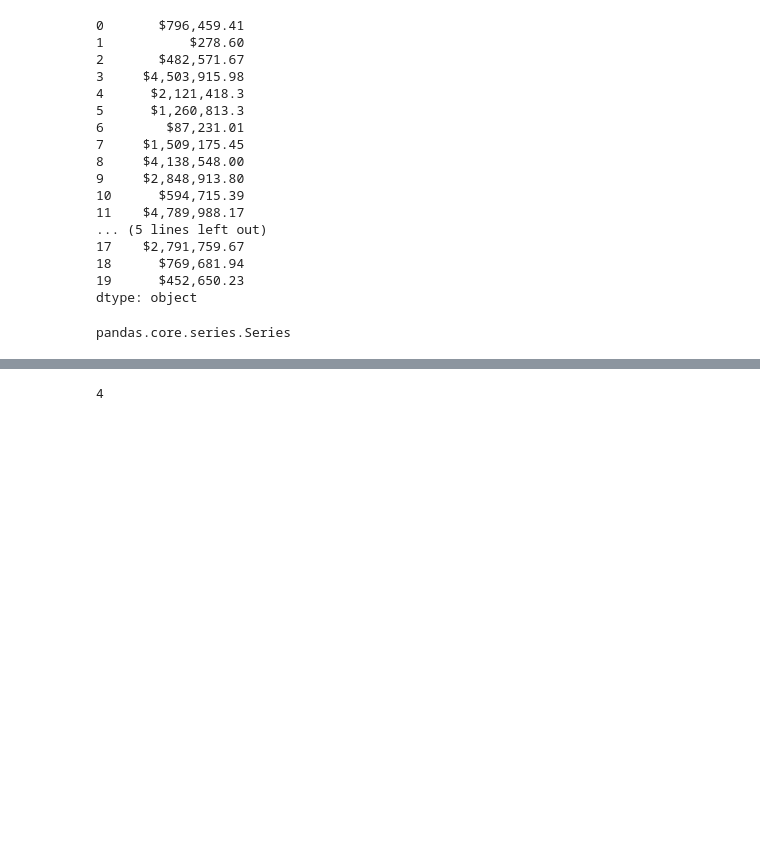
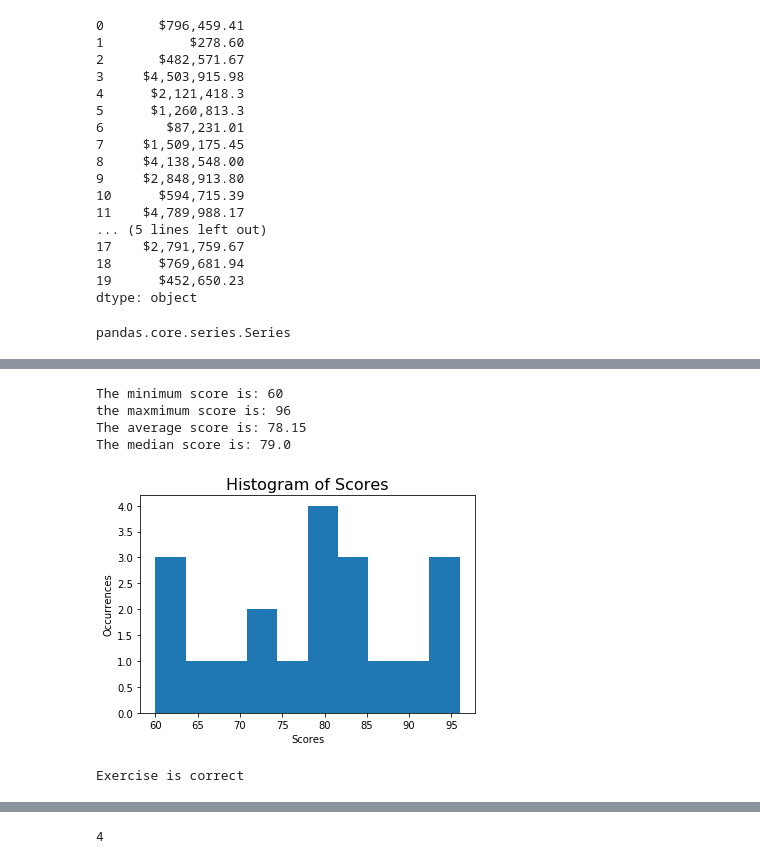
Before and after one commit to lukewbecker/numpy-pandas-visualization-exercises, a Jupyter notebook: pandas_series.ipynb, the cells around one changed output, grey strips where cells are left out. Drawn from its saved outputs; the diff is of its cells as text; code cells hidden in the pictures; blank space fills up the shorter version.

Commit message:
added all base exercises

```diff
--- a/pandas_series.ipynb
+++ b/pandas_series.ipynb
@@ -378,0 +532,24 @@ def high_count(n):
+# %%
+# What is the minimum exam score? The max, mean, median?
+
+print(f"The minimum score is: {scores.min()}")
+print(f"the maxmimum score is: {scores.max()}")
+print(f"The average score is: {scores.mean()}")
+print(f"The median score is: {scores.median()}")
+# %% [output]
+The minimum score is: 60
+the maxmimum score is: 96
+The average score is: 78.15
+The median score is: 79.0
+# %%
+# Plot a histogram of the scores.
+
+plt.hist(scores)
+plt.xlabel("Scores")
+plt.ylabel("Occurrences")
+plt.title("Histogram of Scores", fontsize = 16)
+
+
+plt.show()
+# %% [output]
+[figure, added]
@@ -378,0 +560,32 @@ def high_count(n):
+# %%
+# Define a function named get_letter_grade.
+# It should accept a number and return the letter grade associated with that number (A-F).
+
+def get_letter_grade(x):
+    #  x = int(x) found it interesting that adding this would allow me to use "80" as the function input and it would successfully complete the function.
+    assert type(x) == int, "Please use an integer, not a float or letters"
+
+    if x >= 90:
+        return "A"
+    elif x >= 80:
+        return "B"
+    elif x >= 70:
+        return "C"
+    elif x >= 60:
+        return "D"
+    elif x < 60:
+        return "F"
+    else:
+        return "Please use integers, not a float or a letters"
+
+
+assert get_letter_grade(85) == "B"
+assert get_letter_grade(99) == "A"
+print("Exercise is correct")
+
+
+# For reference: I got the list of letter grade assignements from here:
+# https://en.wikipedia.org/wiki/Academic_grading_in_the_United_States
+# This specifically states that anything *below* a 60 is an F, but a 60 and above is a D. That's why the first grade is a D, not an F.
+# %% [output]
+Exercise is correct
```
Also changed, not shown: parts of 50 cells of this notebook.
